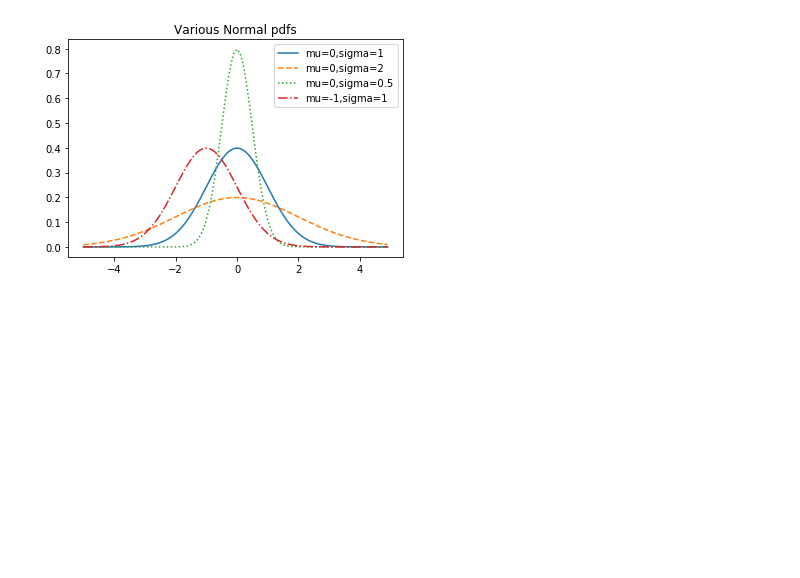
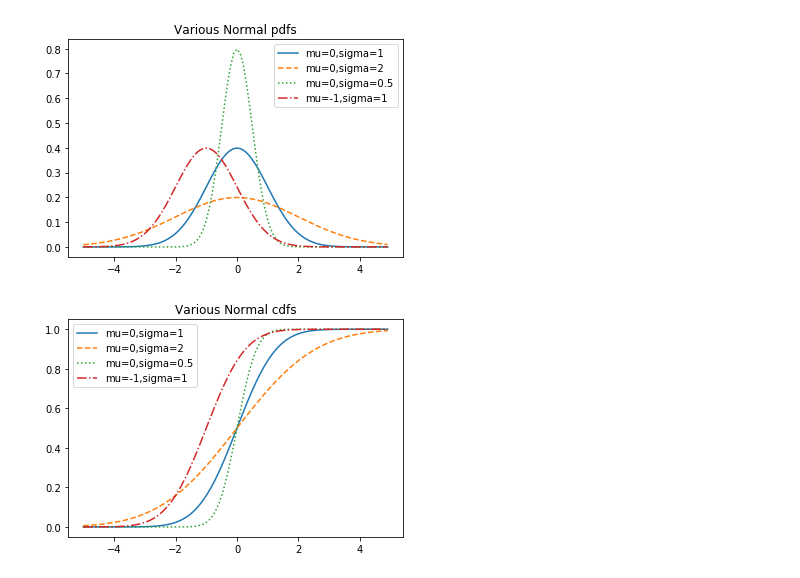
Before and after one commit to GinkoDante/Data-Science-from-Scratch, a Jupyter notebook: probabilities_6.ipynb, the cells around one changed output. Cells and saved outputs as stored; diff of their text form; code cells hidden in the pictures; blank space fills up the shorter version.

Commit message:
Added Normal Distribution

```diff
--- a/probabilities_6.ipynb
+++ b/probabilities_6.ipynb
@@ -175,2 +178,21 @@ plt.show()
 # %% [output]
 [figure]
+# %%
+# Normal Distribution:
+import math
+from matplotlib import pyplot as plt
+
+# Cumulative Distribution Function (cdf):
+def normal_cdf(x, mu=0, sigma = 1):
+    return (1 + math.erf( (x - mu) / math.sqrt(2) / sigma )) / 2
+
+xs = [x / 10.0 for x in range(-50, 50)]
+plt.plot(xs, [normal_cdf(x,sigma=1) for x in xs],'-',label='mu=0,sigma=1') # Standard normal distribution
+plt.plot(xs, [normal_cdf(x,sigma=2) for x in xs],'--',label='mu=0,sigma=2')
+plt.plot(xs, [normal_cdf(x,sigma=0.5) for x in xs],':',label='mu=0,sigma=0.5')
+plt.plot(xs, [normal_cdf(x,mu=-1) for x in xs],'-.',label='mu=-1,sigma=1')
+plt.legend()
+plt.title("Various Normal cdfs")
+plt.show()
+# %% [output]
+[figure, added]
```
Also changed, not shown: parts of 1 cell of this notebook.
